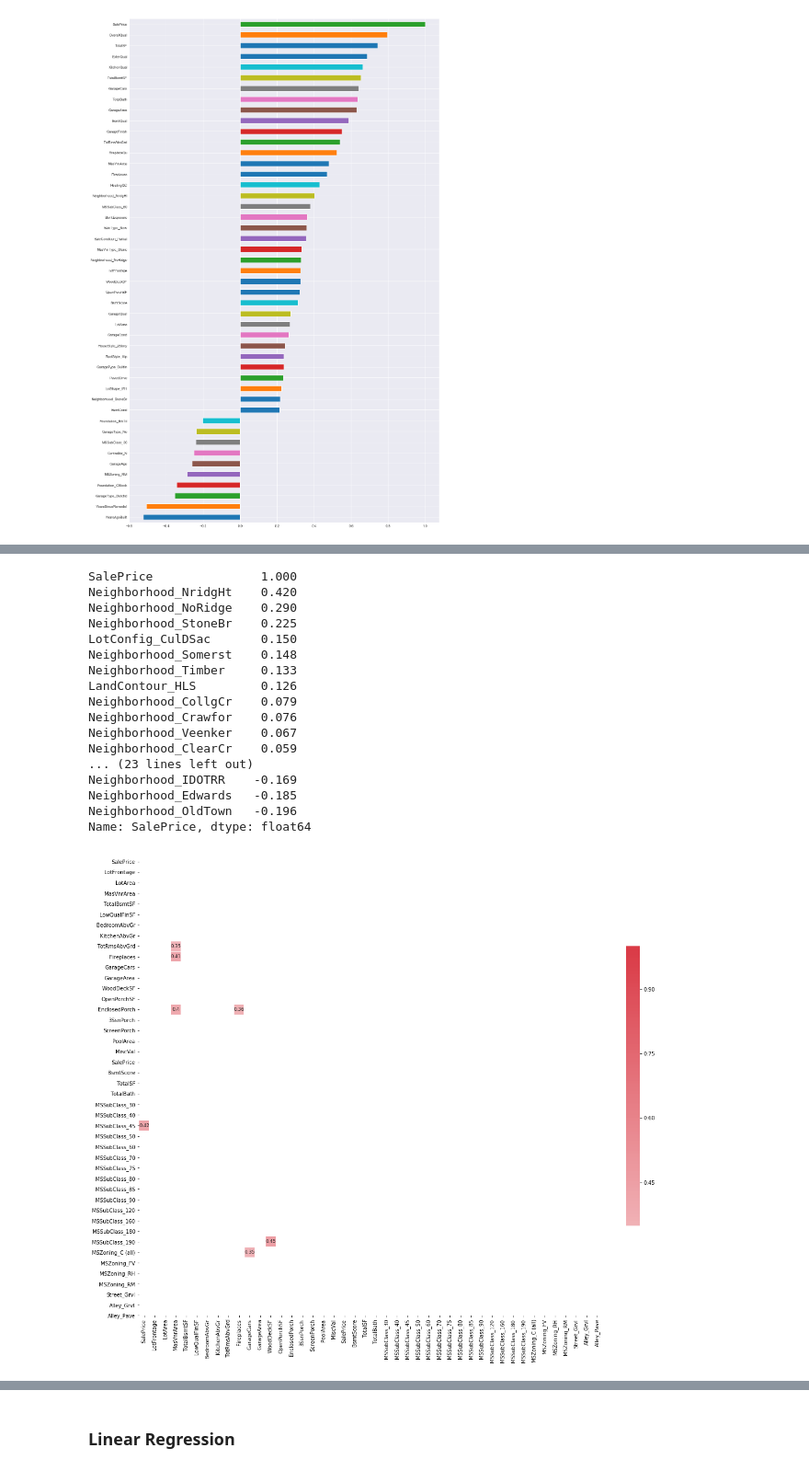
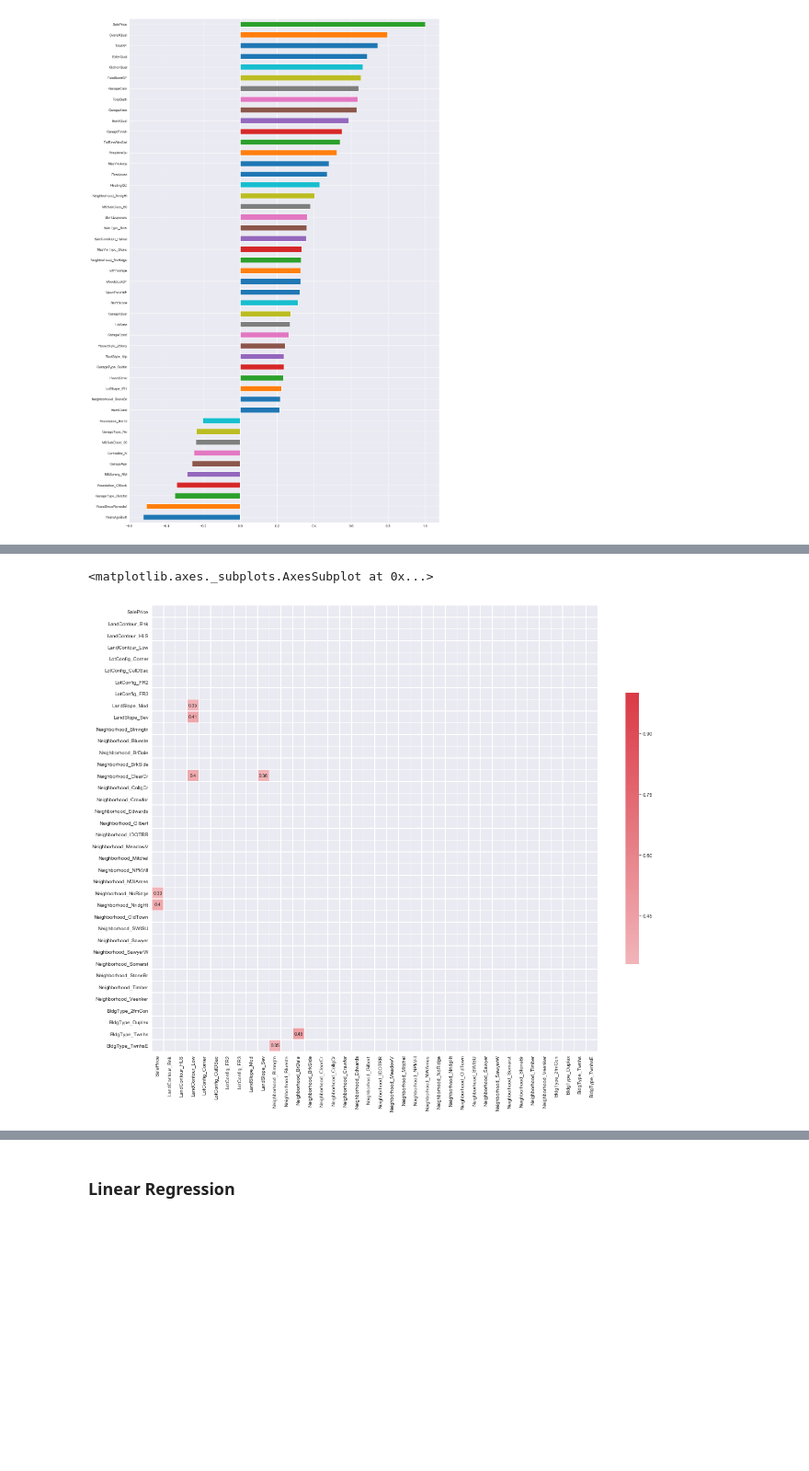
Before and after one commit to cchen17/machine-learning_house-prices, a Jupyter notebook: denise/EDA and Feature Selection.ipynb, the cells around one changed output, grey strips where cells are left out. Shown at 92% size. Drawn from its saved outputs; the diff is of its cells as text; code cells hidden in the pictures; blank space fills up the shorter version.

```diff
--- a/denise/EDA and Feature Selection.ipynb
+++ b/denise/EDA and Feature Selection.ipynb
@@ -221,71 +160,24 @@ sns.heatmap(corr1[(corr1 > 0.3)| (corr1 < -0.3)], mask=mask, cmap=cmap,
 # %%
-explore2 = train[['SalePrice', 'LandContour_Bnk',
- 'LandContour_HLS',
- 'LandContour_Low',
- 'LotConfig_Corner',
- 'LotConfig_CulDSac',
- 'LotConfig_FR2',
- 'LotConfig_FR3',
- 'LandSlope_Mod',
- 'LandSlope_Sev',
- 'Neighborhood_Blmngtn',
- 'Neighborhood_Blueste',
- 'Neighborhood_BrDale',
- 'Neighborhood_BrkSide',
- 'Neighborhood_ClearCr',
- 'Neighborhood_CollgCr',
- 'Neighborhood_Crawfor',
- 'Neighborhood_Edwards',
- 'Neighborhood_Gilbert',
- 'Neighborhood_IDOTRR',
- 'Neighborhood_MeadowV',
- 'Neighborhood_Mitchel',
- 'Neighborhood_NPkVill',
- 'Neighborhood_NWAmes',
- 'Neighborhood_NoRidge',
- 'Neighborhood_NridgHt',
- 'Neighborhood_OldTown',
- 'Neighborhood_SWISU',
- 'Neighborhood_Sawyer',
- 'Neighborhood_SawyerW',
- 'Neighborhood_Somerst',
- 'Neighborhood_StoneBr',
- 'Neighborhood_Timber',
- 'Neighborhood_Veenker',
- 'BldgType_2fmCon',
- 'BldgType_Duplex',
- 'BldgType_Twnhs',
- 'BldgType_TwnhsE']]
+explore2 = train[['SalePrice', 'LandContour_Bnk', 'LandContour_HLS', 'LandContour_Low', 'LotConfig_Corner',
+                  'LotConfig_CulDSac', 'LotConfig_FR2', 'LotConfig_FR3', 'LandSlope_Mod', 'LandSlope_Sev',
+                  'Neighborhood_Blmngtn', 'Neighborhood_Blueste', 'Neighborhood_BrDale', 'Neighborhood_BrkSide',
+                  'Neighborhood_ClearCr', 'Neighborhood_CollgCr', 'Neighborhood_Crawfor', 'Neighborhood_Edwards',
+                  'Neighborhood_Gilbert', 'Neighborhood_IDOTRR', 'Neighborhood_MeadowV', 'Neighborhood_Mitchel',
+                  'Neighborhood_NPkVill', 'Neighborhood_NWAmes', 'Neighborhood_NoRidge', 'Neighborhood_NridgHt',
+                  'Neighborhood_OldTown', 'Neighborhood_SWISU', 'Neighborhood_Sawyer', 'Neighborhood_SawyerW',
+                  'Neighborhood_Somerst', 'Neighborhood_StoneBr', 'Neighborhood_Timber', 'Neighborhood_Veenker',
+                  'BldgType_2fmCon', 'BldgType_Duplex', 'BldgType_Twnhs', 'BldgType_TwnhsE']]
 corr2 = explore2.corr()
 f, ax = plt.subplots(figsize=(20,20))
 mask = np.zeros_like(corr2, dtype=np.bool)
 mask[np.triu_indices_from(mask)] = True
 cmap = sns.diverging_palette(220, 10, as_cmap=True)
 sns.heatmap(corr2[(corr2 > 0.3)| (corr2 < -0.3)], mask=mask, cmap=cmap,
-            xticklabels=corr1.columns.values,
-            yticklabels=corr1.columns.values,
+            xticklabels=corr2.columns.values,
+            yticklabels=corr2.columns.values,
             center=0,
             square=True, linewidths=.5, annot=True, annot_kws={'size': 9}, cbar_kws={"shrink": .5})
-
-corr2.sort_values(["SalePrice"], ascending = False, inplace = True)
-print(corr2.SalePrice)
 # %% [output]
-SalePrice               1.000
-Neighborhood_NridgHt    0.420
-Neighborhood_NoRidge    0.290
-Neighborhood_StoneBr    0.225
-LotConfig_CulDSac       0.150
-Neighborhood_Somerst    0.148
-Neighborhood_Timber     0.133
-LandContour_HLS         0.126
-Neighborhood_CollgCr    0.079
-Neighborhood_Crawfor    0.076
-Neighborhood_Veenker    0.067
-Neighborhood_ClearCr    0.059
-... (23 lines left out)
-Neighborhood_IDOTRR    -0.169
-Neighborhood_Edwards   -0.185
-Neighborhood_OldTown   -0.196
-Name: SalePrice, dtype: float64
+<matplotlib.axes._subplots.AxesSubplot at 0x...>
-[figure, old version]
+[figure, new version]
 # %%
```
Also changed, not shown: parts of 14 cells of this notebook, 3 other files.
